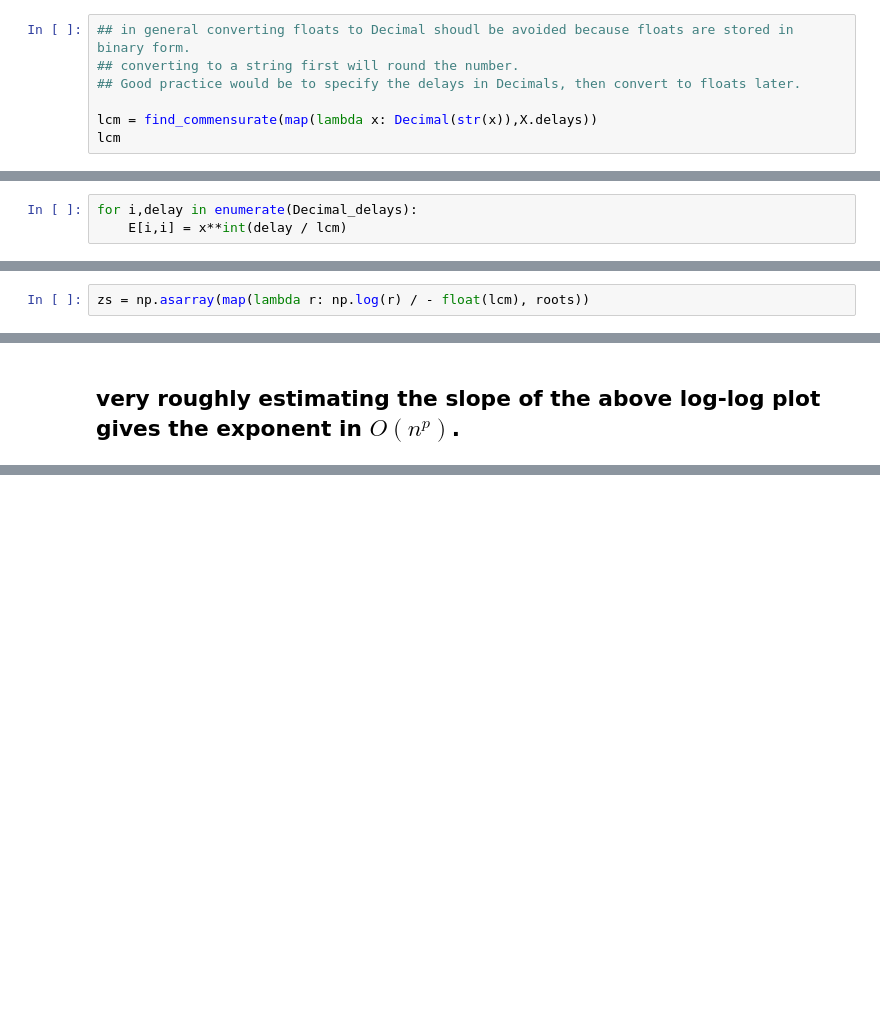
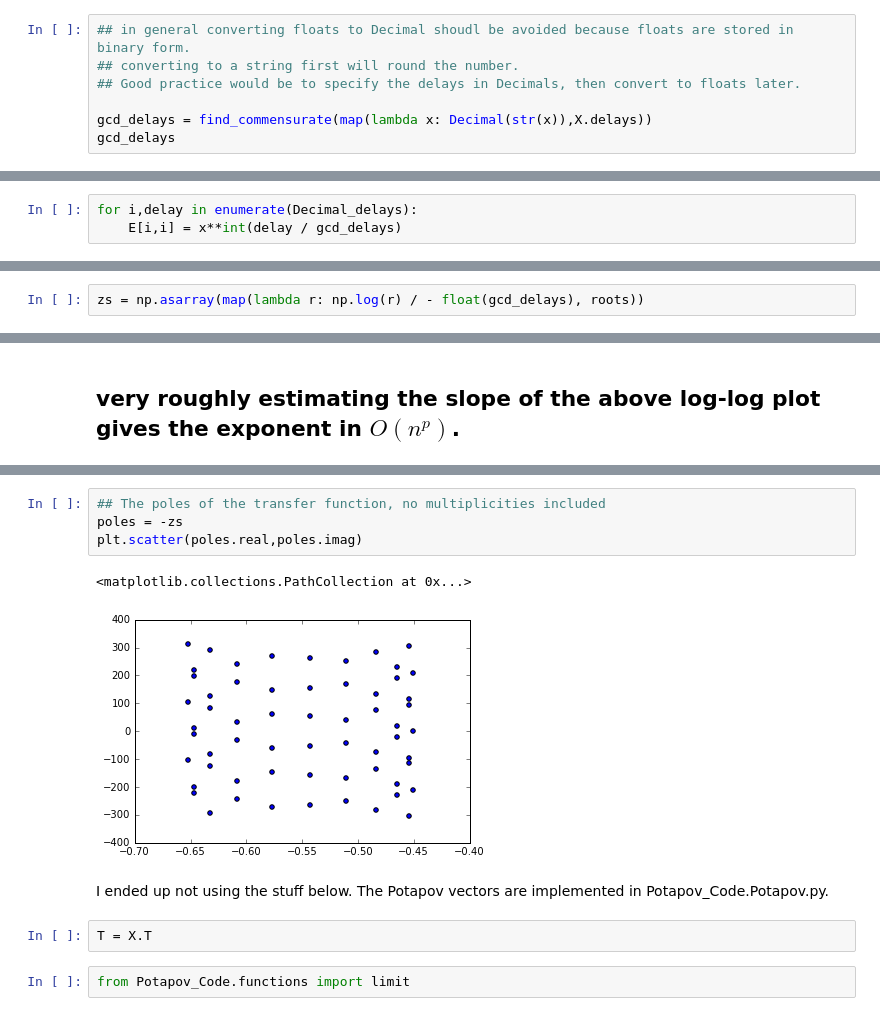
Before and after one commit to tabakg/potapov_interpolation, a Jupyter notebook: commensurate_roots.ipynb, the cells around one changed output, grey strips where cells are left out. Drawn from its saved outputs; the diff is of its cells as text; blank space fills up the shorter version.

```diff
--- a/commensurate_roots.ipynb
+++ b/commensurate_roots.ipynb
@@ -84,8 +85,8 @@ map(lambda z: z / lcm, delays)
 ## converting to a string first will round the number.
 ## Good practice would be to specify the delays in Decimals, then convert to floats later.
 
-lcm = find_commensurate(map(lambda x: Decimal(str(x)),X.delays))
-lcm
+gcd_delays = find_commensurate(map(lambda x: Decimal(str(x)),X.delays))
+gcd_delays
 # %% [output]
 Decimal('0.01')
 # %%
@@ -99,7 +100,7 @@ E = sp.Matrix(np.zeros_like(X.M1))
 x = sp.symbols('x')
 # %%
 for i,delay in enumerate(Decimal_delays):
-    E[i,i] = x**int(delay / lcm)
+    E[i,i] = x**int(delay / gcd_delays)
 # %%
 E
 # %% [output]
@@ -145,5 +146,5 @@ The roots repeat with a period of $2 \pi / T_{\text{lcm}} \approx 628$.
 # %%
-zs = np.asarray(map(lambda r: np.log(r) / - float(lcm), roots))
+zs = np.asarray(map(lambda r: np.log(r) / - float(gcd_delays), roots))
 # %%
 plt.figure(figsize =(6,6))
 fig = plt.scatter(zs.real,zs.imag)
@@ -258,0 +286,13 @@ plt.loglog()
+# %%
+## The poles of the transfer function, no multiplicities included
+poles = -zs
+plt.scatter(poles.real,poles.imag)
+# %% [output]
+<matplotlib.collections.PathCollection at 0x...>
+[figure, added]
+# %% [markdown]
+I ended up not using the stuff below. The Potapov vectors are implemented in Potapov_Code.Potapov.py.
+# %%
+T = X.T
+# %%
+from Potapov_Code.functions import limit
```
Also changed, not shown: parts of 15 cells of this notebook, 5 other files.
